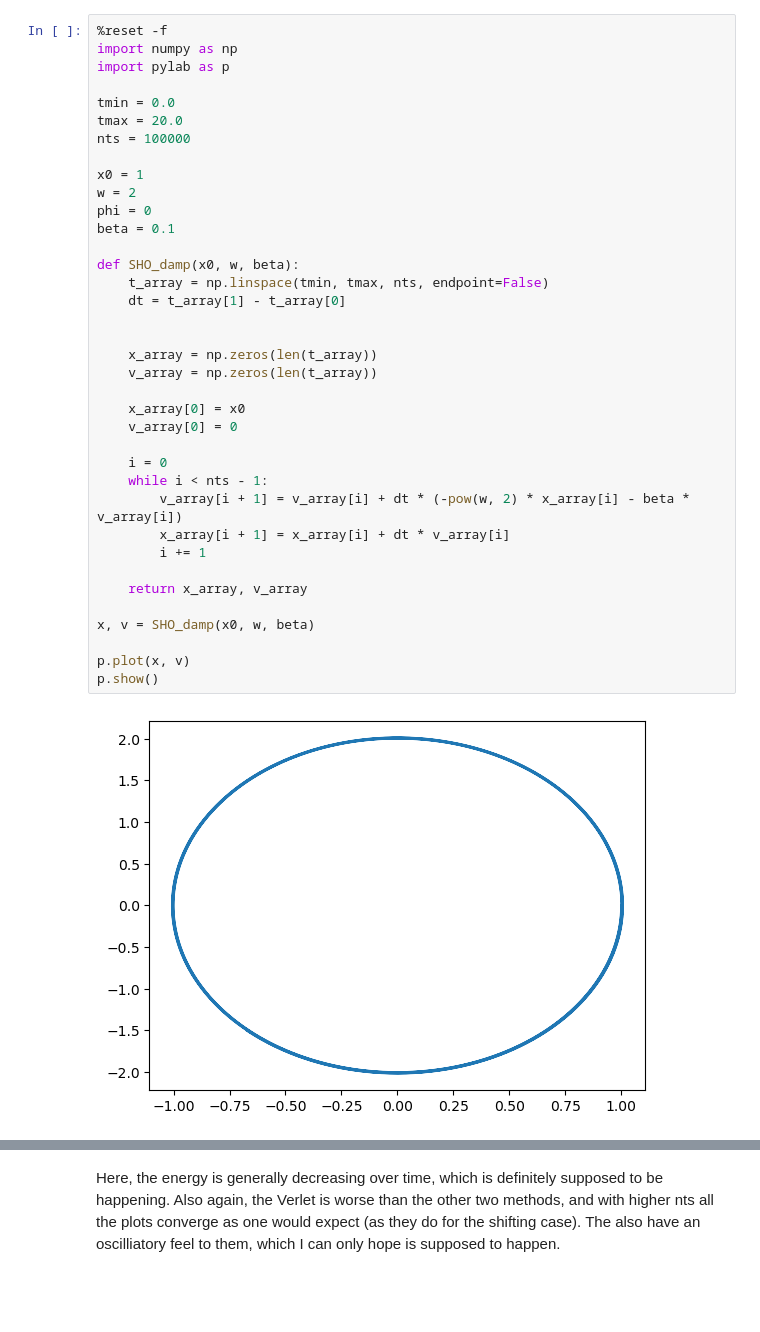
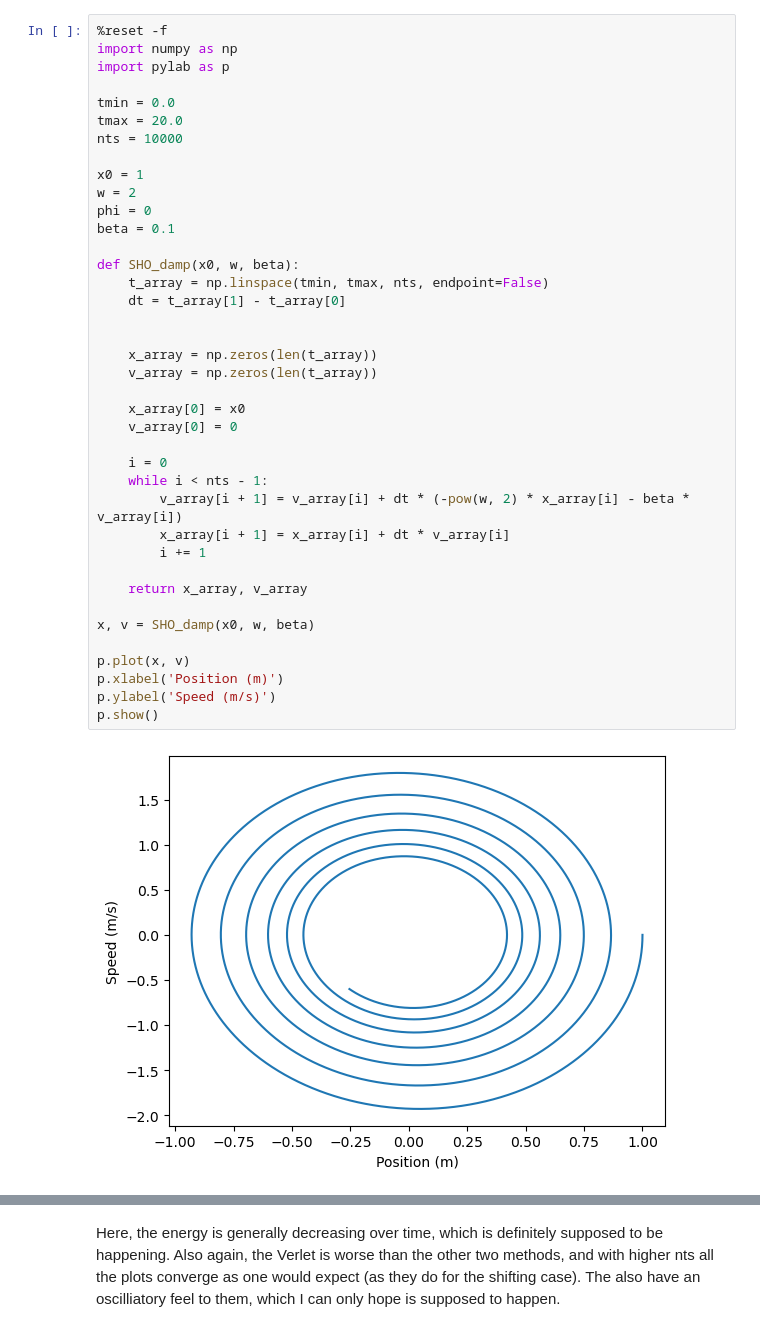
Before and after one commit to Mateo4cacheiro/PHYS4130-S25, a Jupyter notebook: p4-ODE/zekevespie/p4-Main.ipynb, the cells around one changed output, grey strips where cells are left out. Cells and saved outputs as stored; diff of their text form; blank space fills up the shorter version.

```diff
--- a/p4-ODE/zekevespie/p4-Main.ipynb
+++ b/p4-ODE/zekevespie/p4-Main.ipynb
@@ -46,35 +49,37 @@ import pylab as p
 
 tmin = 0.0
 tmax = 20.0
-nts = 100000
+nts = 10000
 
 x0 = 1
 w = 2
 phi = 0
 beta = 0.1
 
 def SHO_damp(x0, w, beta):
     t_array = np.linspace(tmin, tmax, nts, endpoint=False)
     dt = t_array[1] - t_array[0]
 
 
     x_array = np.zeros(len(t_array))
     v_array = np.zeros(len(t_array))
 
     x_array[0] = x0
     v_array[0] = 0
 
     i = 0
     while i < nts - 1:
         v_array[i + 1] = v_array[i] + dt * (-pow(w, 2) * x_array[i] - beta * v_array[i])
         x_array[i + 1] = x_array[i] + dt * v_array[i]
         i += 1
 
     return x_array, v_array
 
 x, v = SHO_damp(x0, w, beta)
 
 p.plot(x, v)
+p.xlabel('Position (m)')
+p.ylabel('Speed (m/s)')
 p.show()
 # %% [output]
-[figure, old version]
+[figure, new version]
```
Also changed, not shown: parts of 11 cells of this notebook, 6 other files.
